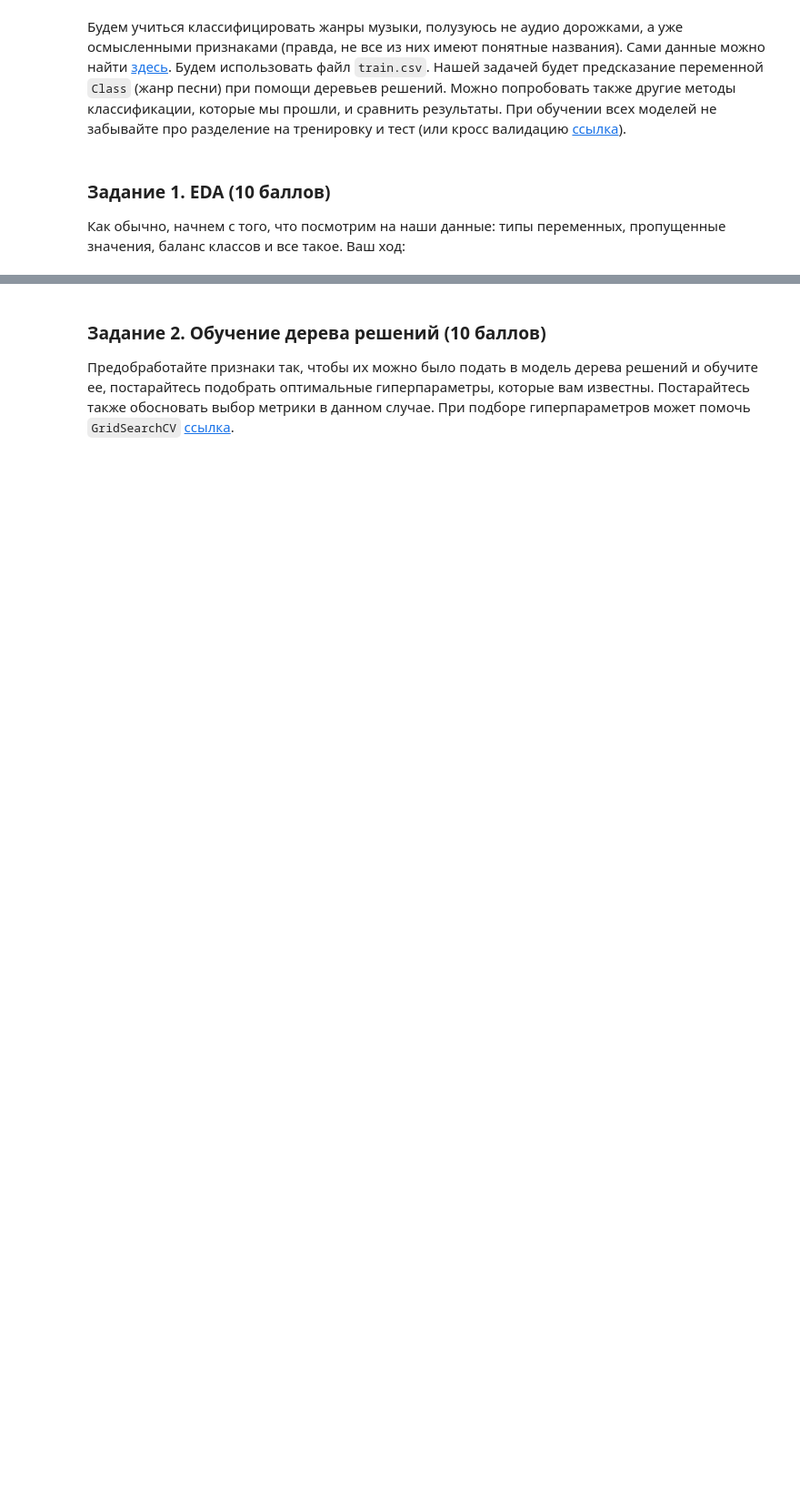
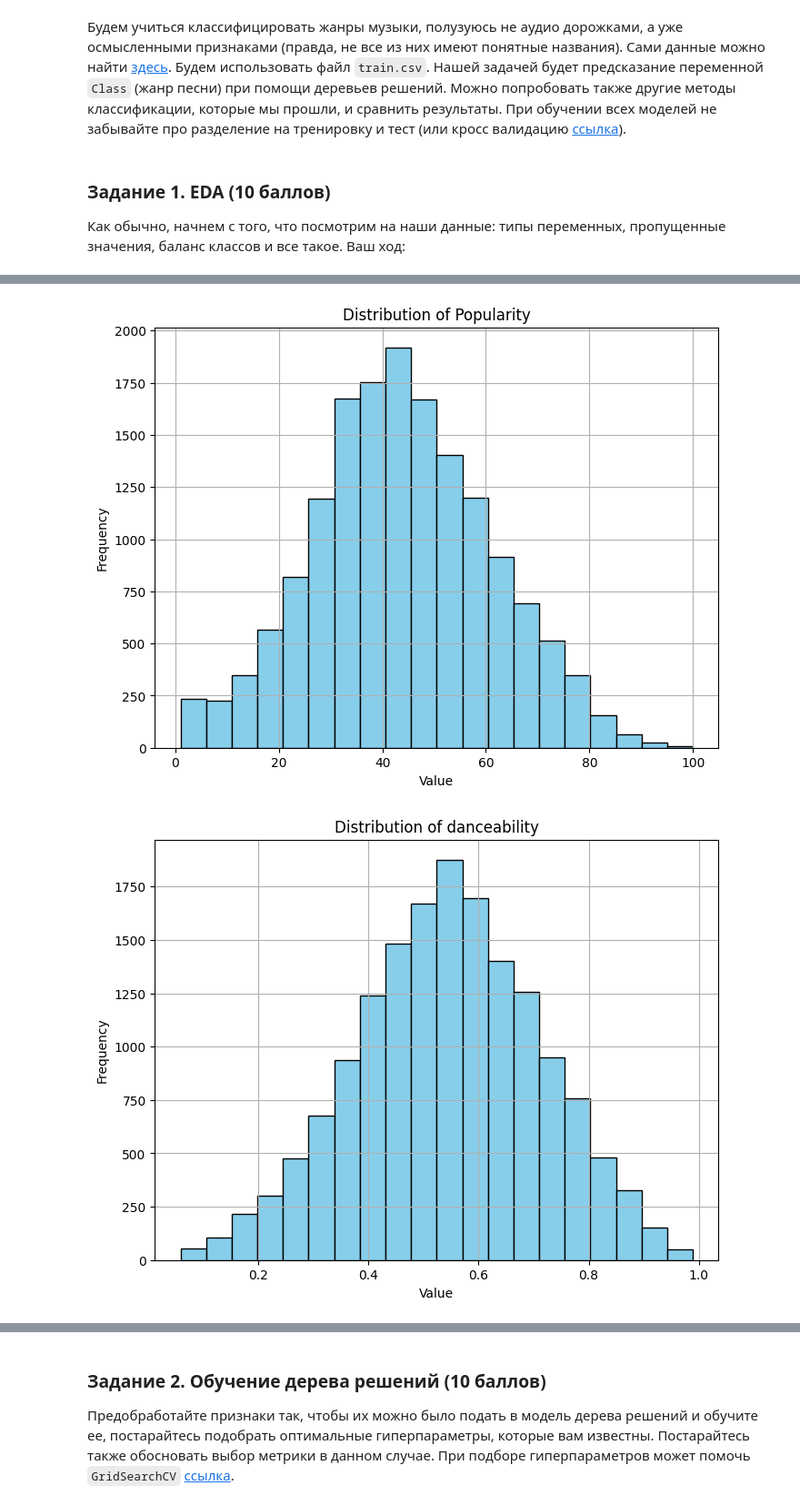
Before and after one commit to danon6868/BI-ml-2024, a Jupyter notebook: lecture_4_dt/homework/dt_lecture_practice.ipynb, the cells around one changed output, grey strips where cells are left out. Shown: that part at 91% size. Saved outputs shown, nothing was run; the diff lists cells and outputs as text; code cells hidden in the pictures; blank space fills up the shorter version.

```diff
--- a/lecture_4_dt/homework/dt_lecture_practice.ipynb
+++ b/lecture_4_dt/homework/dt_lecture_practice.ipynb
@@ -14,0 +69,15 @@ data.head()
+# %%
+data1 = data.drop(columns=['Class', 'Artist Name', 'Track Name'])
+
+
+for column in data1.columns:
+    plt.figure(figsize=(8, 6))
+    plt.hist(data1[column], bins=20, color='skyblue', edgecolor='black')
+    plt.title(f'Distribution of {column}')
+    plt.xlabel('Value')
+    plt.ylabel('Frequency')
+    plt.grid(True)
+    plt.show()
+# %% [output]
+[figure, added]
+[figure, added]
```
Also changed, not shown: parts of 14 cells of this notebook.
